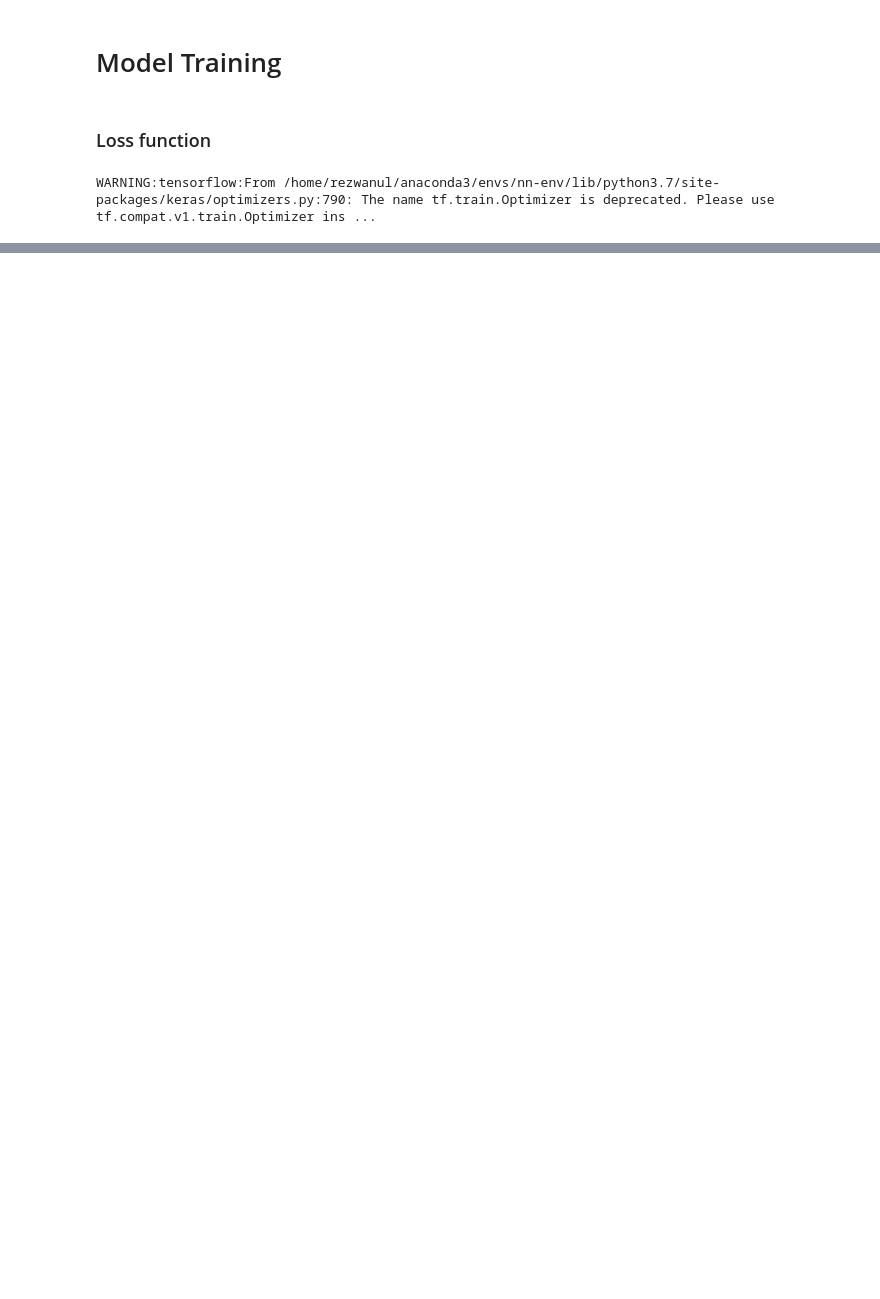
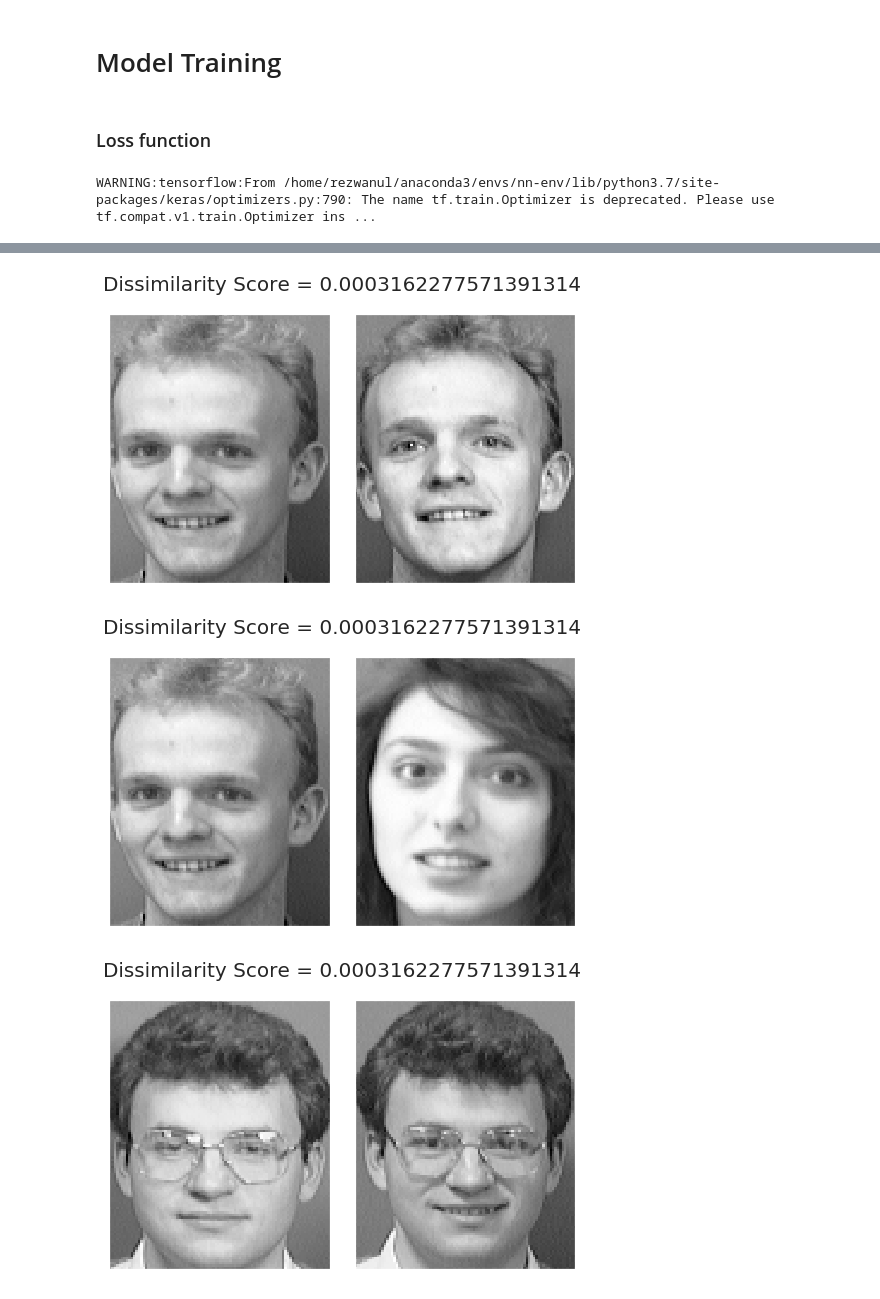
Before and after one commit to Rezwanul-Haque/neural_network_projects, a Jupyter notebook: face_recognition_problem/facial_recognition_system/face_recognition_system.ipynb, the cells around one changed output, grey strips where cells are left out. Drawn from its saved outputs; the diff is of its cells as text; code cells hidden in the pictures; blank space fills up the shorter version.

```diff
--- a/face_recognition_problem/facial_recognition_system/face_recognition_system.ipynb
+++ b/face_recognition_problem/facial_recognition_system/face_recognition_system.ipynb
@@ -300,0 +354,27 @@ plt.show()
+# %%
+for i in range(5):
+    for n in range(0, 2):
+        fig, (ax1, ax2) = plt.subplots(1, 2, figsize=(7, 5))
+        img1 = np.expand_dims(test_pairs[i * 20 + n, 0], axis=0)
+        img2 = np.expand_dims(test_pairs[i * 20 + n, 1], axis=0)
+
+        dissimilarity = model.predict([img1, img2])[0][0]
+
+        img1, img2 = np.squeeze(img1), np.squeeze(img2)
+
+        ax1.imshow(img1, cmap='gray')
+        ax2.imshow(img2, cmap='gray')
+
+        for ax in [ax1, ax2]:
+            ax.grid(False)
+            ax.set_xticks([])
+            ax.set_yticks([])
+
+        plt.tight_layout()
+        fig.suptitle("Dissimilarity Score = {}".format(dissimilarity), size=20)
+
+        plt.show()
+# %% [output]
+[figure, added]
+[figure, added]
+[figure, added]
```
Also changed, not shown: parts of 18 cells of this notebook, 5 other files.
